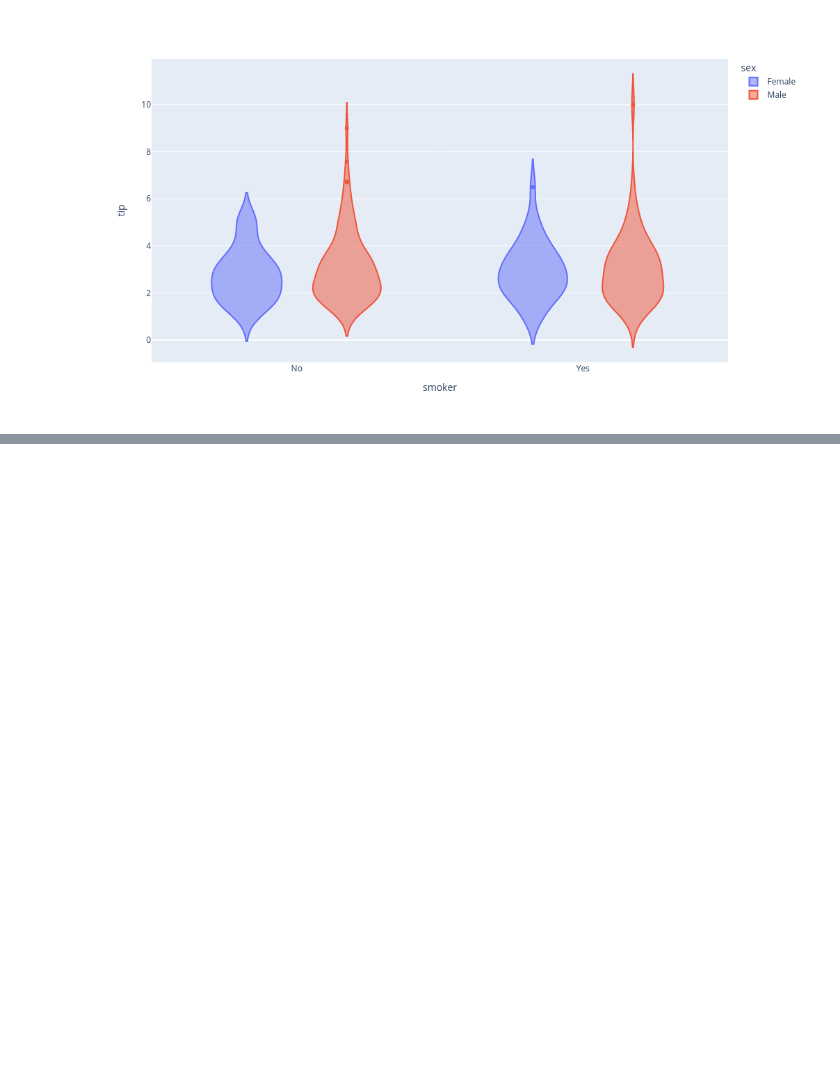
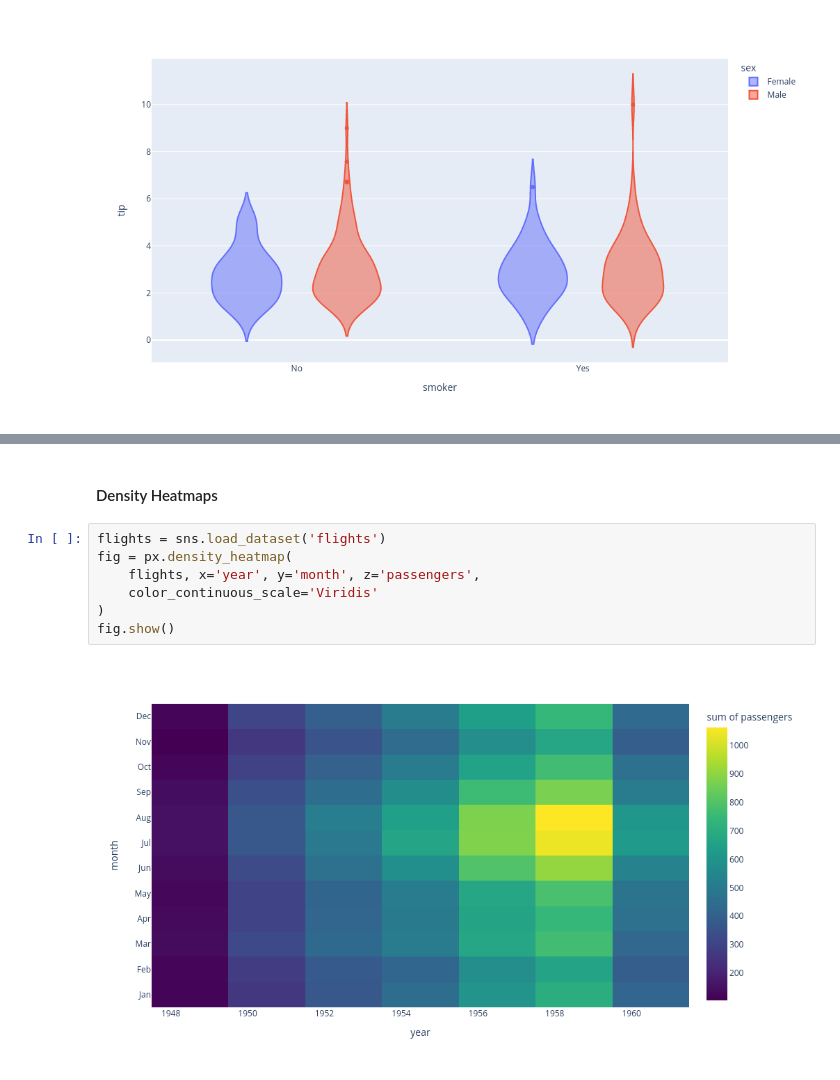
Before and after one commit to hereliesadvaith/Coding-Tutorials, a Jupyter notebook: 01_python/06_libraries/03_plotly/00.ipynb, the cells around one changed output, grey strips where cells are left out. Drawn from its saved outputs; the diff is of its cells as text; blank space fills up the shorter version.

```diff
--- a/01_python/06_libraries/03_plotly/00.ipynb
+++ b/01_python/06_libraries/03_plotly/00.ipynb
@@ -222,0 +241,11 @@ px.violin(df_tips, y='tip', x='smoker', color='sex', hover_data=df_tips.columns)
+# %% [markdown]
+#### Density Heatmaps
+# %%
+flights = sns.load_dataset('flights')
+fig = px.density_heatmap(
+    flights, x='year', y='month', z='passengers',
+    color_continuous_scale='Viridis'
+)
+fig.show()
+# %% [output]
+[figure, added]
```
Also changed, not shown: parts of 17 cells of this notebook.
